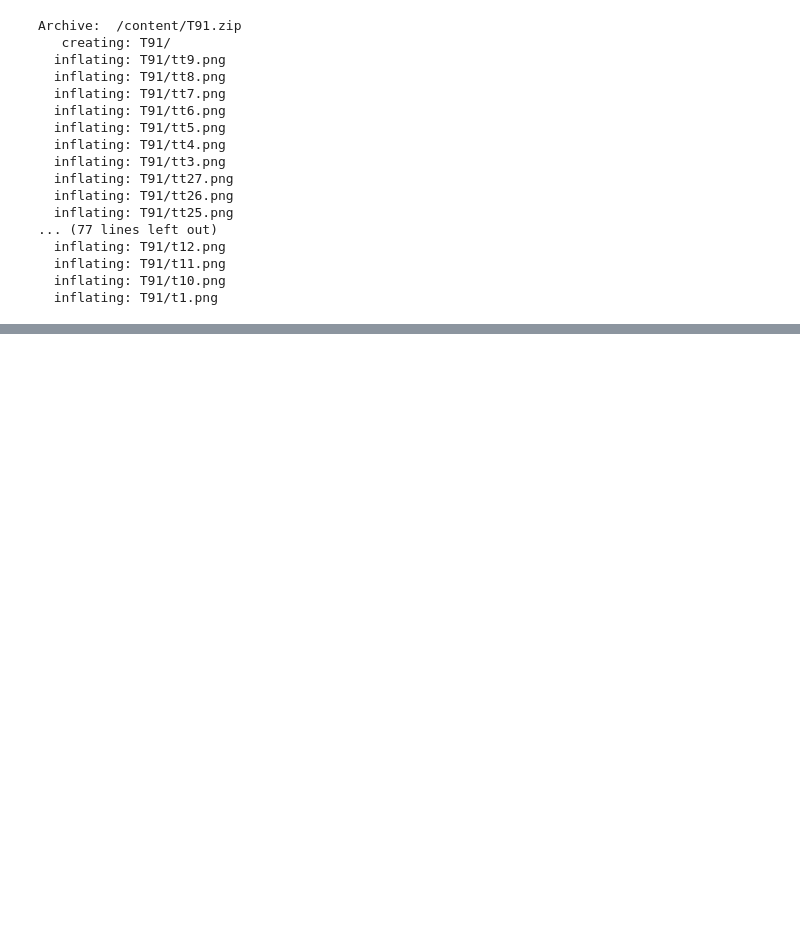
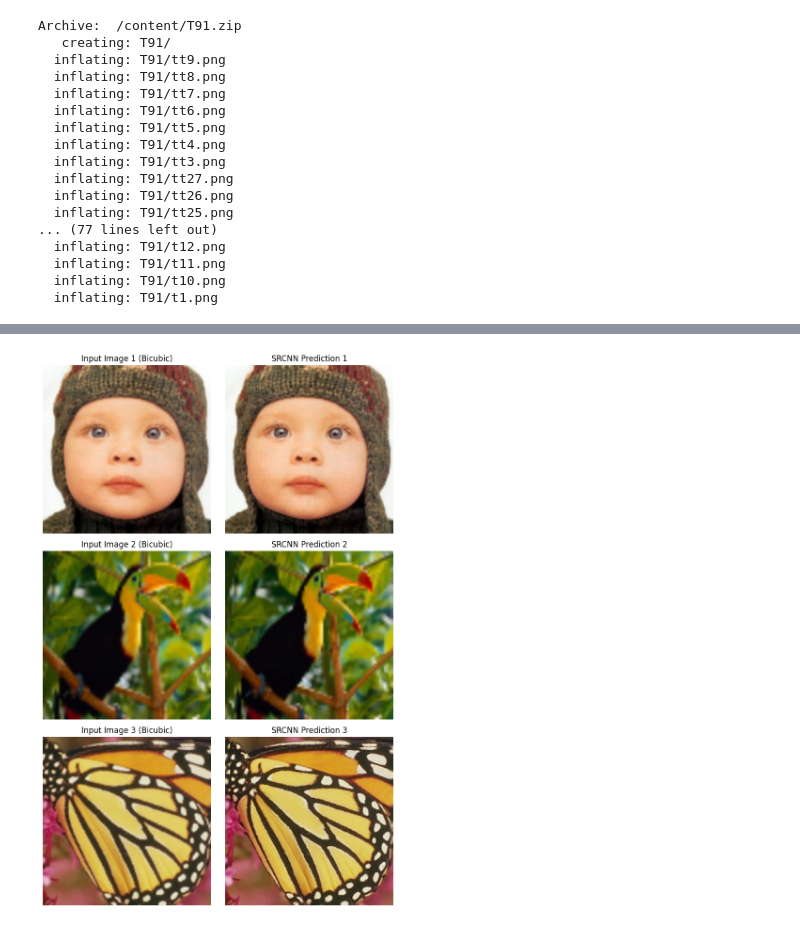
Before and after one commit to nazalnihad/srcnn, a Jupyter notebook: srcnn.ipynb, the cells around one changed output, grey strips where cells are left out. Saved outputs shown, nothing was run; the diff lists cells and outputs as text; code cells hidden in the pictures; blank space fills up the shorter version.

```diff
--- a/srcnn.ipynb
+++ b/srcnn.ipynb
@@ -121,0 +399,11 @@ display_comparison("input2.jpg", "pre2.jpg")
+# %%
+inp1="/content/inp1.jpg"
+inp2="/content/inp2.jpg"
+inp3="/content/inp3.jpg"
+out1="/content/pre1.jpg"
+out2="/content/pre2.jpg"
+out3="/content/pre3.jpg"
+
+display_comparison_3x3(inp1, inp2, inp3, out1, out2, out3)
+# %% [output]
+[figure, added]
```
Also changed, not shown: parts of 17 cells of this notebook.
